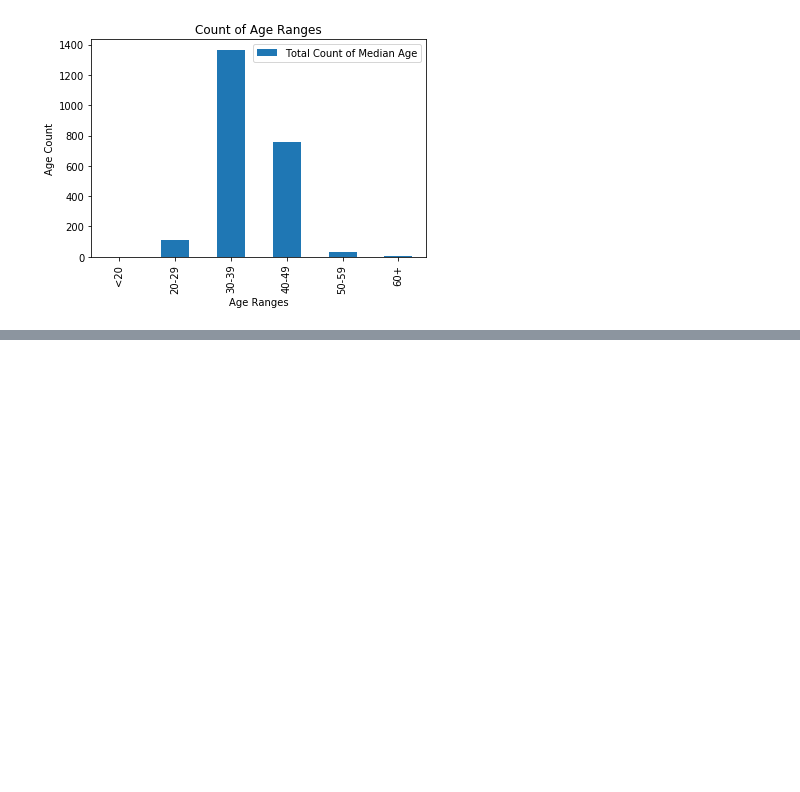
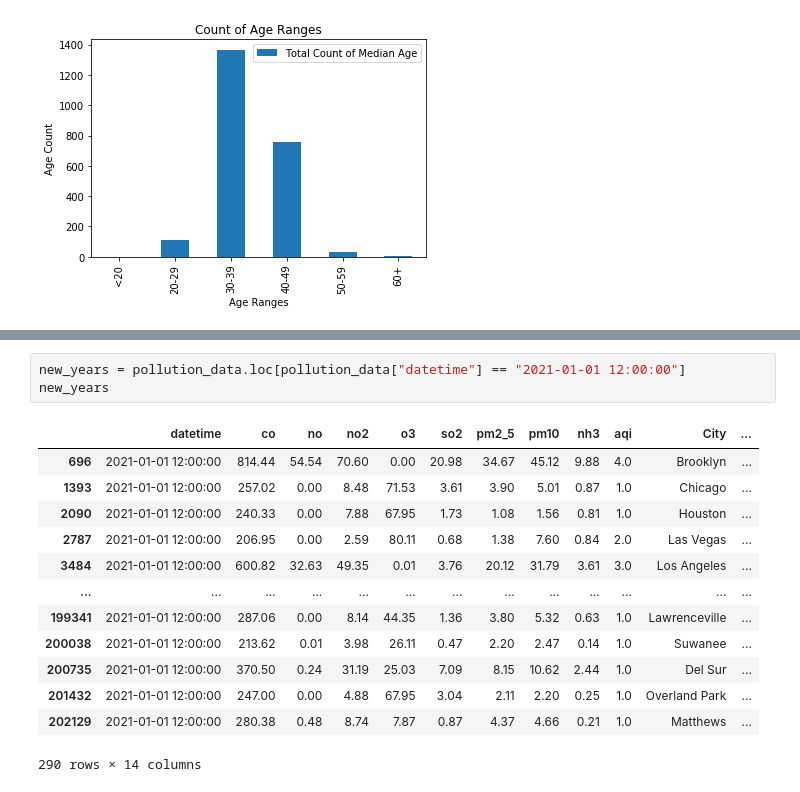
Before and after one commit to khartmann5/Project_01, a Jupyter notebook: Charting_Data.ipynb, the cells around one changed output, grey strips where cells are left out. Saved outputs shown, nothing was run; the diff lists cells and outputs as text; blank space fills up the shorter version.

```diff
--- a/Charting_Data.ipynb
+++ b/Charting_Data.ipynb
@@ -133,0 +182,17 @@ fig
+# %%
+new_years = pollution_data.loc[pollution_data["datetime"] == "2021-01-01 12:00:00"]
+new_years
+# %% [output]
+|  | datetime | co | no | no2 | o3 | so2 | pm2_5 | pm10 | nh3 | aqi | City | ... |
+| 696 | 2021-01-01 12:00:00 | 814.44 | 54.54 | 70.60 | 0.00 | 20.98 | 34.67 | 45.12 | 9.88 | 4.0 | Brooklyn | ... |
+| 1393 | 2021-01-01 12:00:00 | 257.02 | 0.00 | 8.48 | 71.53 | 3.61 | 3.90 | 5.01 | 0.87 | 1.0 | Chicago | ... |
+| 2090 | 2021-01-01 12:00:00 | 240.33 | 0.00 | 7.88 | 67.95 | 1.73 | 1.08 | 1.56 | 0.81 | 1.0 | Houston | ... |
+| 2787 | 2021-01-01 12:00:00 | 206.95 | 0.00 | 2.59 | 80.11 | 0.68 | 1.38 | 7.60 | 0.84 | 2.0 | Las Vegas | ... |
+| 3484 | 2021-01-01 12:00:00 | 600.82 | 32.63 | 49.35 | 0.01 | 3.76 | 20.12 | 31.79 | 3.61 | 3.0 | Los Angeles | ... |
+| ... | ... | ... | ... | ... | ... | ... | ... | ... | ... | ... | ... | ... |
+| 199341 | 2021-01-01 12:00:00 | 287.06 | 0.00 | 8.14 | 44.35 | 1.36 | 3.80 | 5.32 | 0.63 | 1.0 | Lawrenceville | ... |
+| 200038 | 2021-01-01 12:00:00 | 213.62 | 0.01 | 3.98 | 26.11 | 0.47 | 2.20 | 2.47 | 0.14 | 1.0 | Suwanee | ... |
+| 200735 | 2021-01-01 12:00:00 | 370.50 | 0.24 | 31.19 | 25.03 | 7.09 | 8.15 | 10.62 | 2.44 | 1.0 | Del Sur | ... |
+| 201432 | 2021-01-01 12:00:00 | 247.00 | 0.00 | 4.88 | 67.95 | 3.04 | 2.11 | 2.20 | 0.25 | 1.0 | Overland Park | ... |
+| 202129 | 2021-01-01 12:00:00 | 280.38 | 0.48 | 8.74 | 7.87 | 0.87 | 4.37 | 4.66 | 0.21 | 1.0 | Matthews | ... |
+290 rows × 14 columns
```
Also changed, not shown: parts of 10 cells of this notebook, 5 other files.
